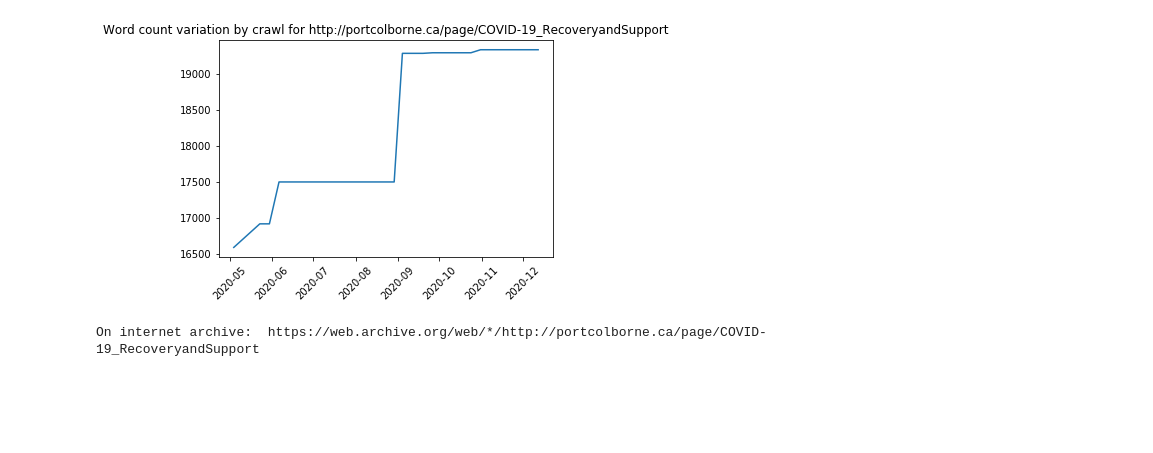
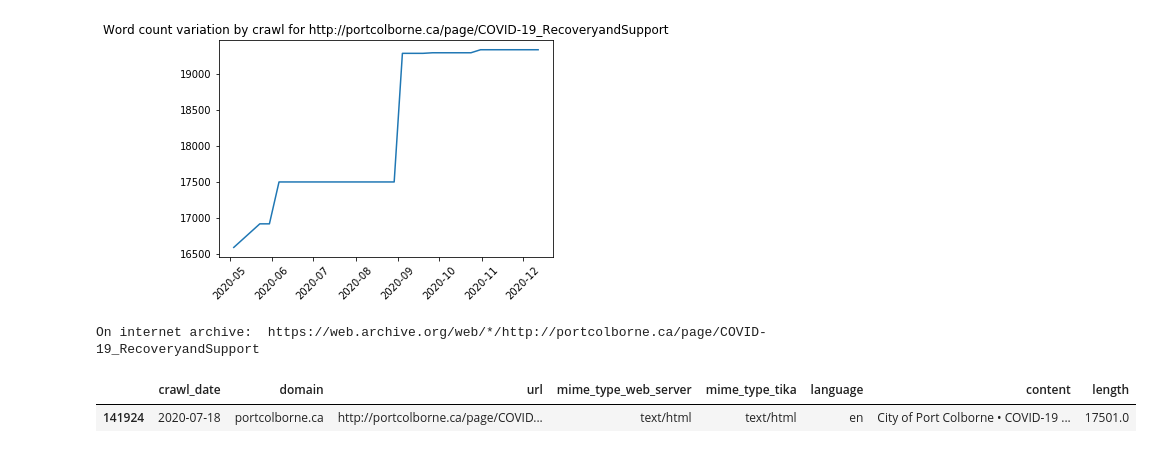
Before and after one commit to BrockDSL/ARCH_Data_Explore, a Jupyter notebook: arch_explore.ipynb, the cells around one changed output. Saved outputs shown, nothing was run; the diff lists cells and outputs as text; code cells hidden in the pictures; blank space fills up the shorter version.

Commit message:
basic text difference bits

```diff
--- a/arch_explore.ipynb
+++ b/arch_explore.ipynb
@@ -178,3 +196,19 @@ Domain Total size: 26403
 Domain Complete rows 24336
 [figure]
 On internet archive:  https://web.archive.org/web/*/http://portcolborne.ca/page/COVID-19_RecoveryandSupport
+# %%
+smallest_version = url_data.min()
+largest_version = url_data.max()
+
+url_data.sample(1)
+
+#page_change = difflib.HtmlDiff(tabsize=2)
+
+#with open("difference.html","w") as fp:
+#    html = page_change.make_file(fromlines=smallest_version,tolines=largest_version, fromdesc="Smallest Page Size",todesc="largest Page Size")
+#    fp.write(html)
+
+#display.HTML(open("difference.html","r").read())
+# %% [output]
+|  | crawl_date | domain | url | mime_type_web_server | mime_type_tika | language | content | length |
+| 141924 | 2020-07-18 | portcolborne.ca | http://portcolborne.ca/page/COVID... | text/html | text/html | en | City of Port Colborne • COVID-19 ... | 17501.0 |
```
Also changed, not shown: parts of 9 cells of this notebook.
